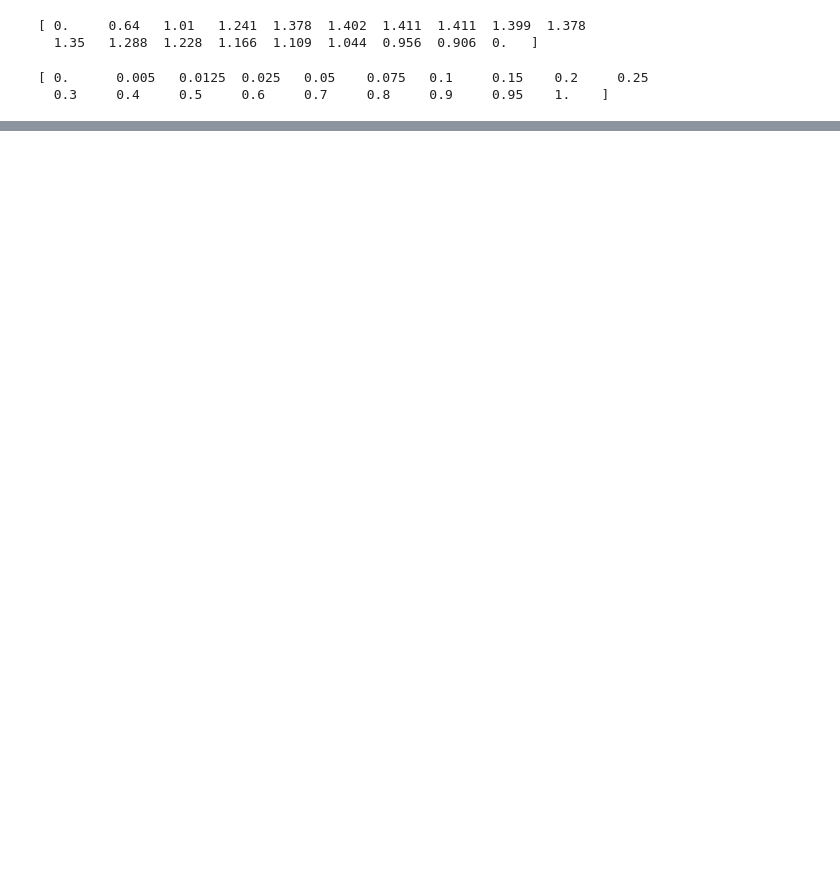
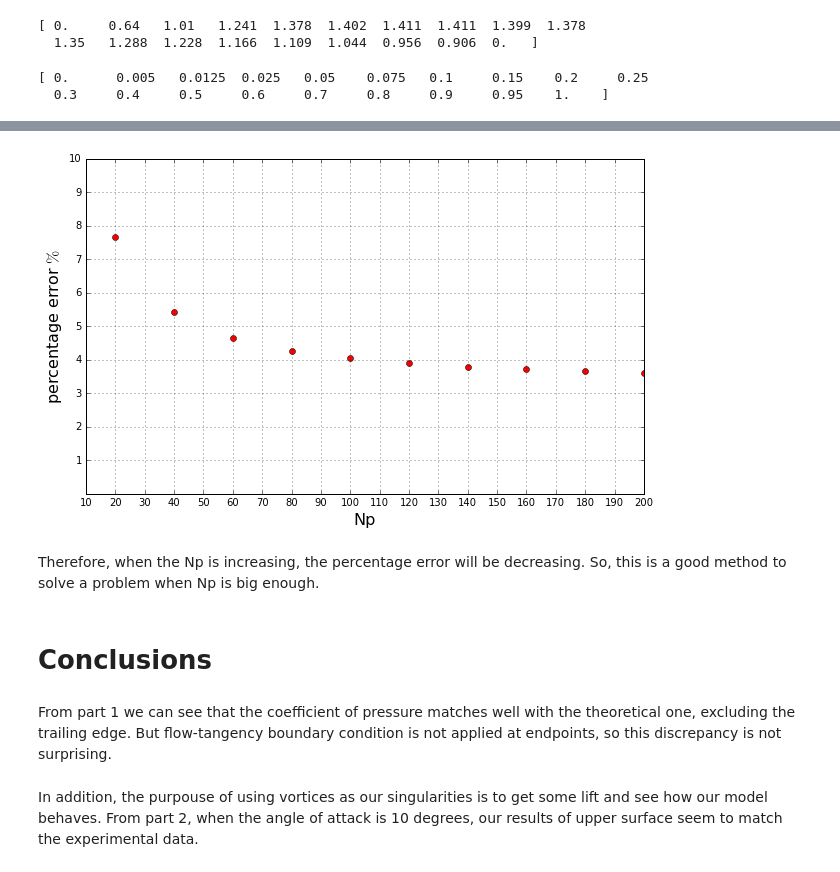
Before and after one commit to barbagroup/AeroPython-studentprojects2017, a Jupyter notebook: jiayuli517/Linearvortex-panelmethod.ipynb, the cells around one changed output, grey strips where cells are left out. Saved outputs shown, nothing was run; the diff lists cells and outputs as text; code cells hidden in the pictures; blank space fills up the shorter version.

```diff
--- a/jiayuli517/Linearvortex-panelmethod.ipynb
+++ b/jiayuli517/Linearvortex-panelmethod.ipynb
@@ -771,35 +833,25 @@ def get_lift(freestream, Np):
     return L
 # %%
 L_np=[]
-Np_list=[20,40,60,80,100,120,140,160,180,200, 400]
+Np_list=[20,40,60,80,100,120,140,160,180,200]
 for i in Np_list:
-    L_np.append(get_lift(freestream_10, i))
+    L_np.append(get_lift(freestream_1, i))
 # %%
 L_exp = 1.2219
-
-#Relative error
-
-rel_err = []
+#percentage error
+per_err = []
 for i in L_np:
-    rel_err.append(numpy.abs(L_exp - i)/L_exp)
-
-#Percentage error
-
-per_err = []
-for i in rel_err:
-    per_err.append(100.*i)
+    per_err.append(100*numpy.abs(L_exp - i)/L_exp)
 # %%
 #Plotting
 pyplot.figure(figsize=(10, 6))
 pyplot.grid(True)
 pyplot.xlabel('Np', fontsize=16)
-pyplot.ylabel('error $\%$', fontsize=16)
-pyplot.xlim(10, 210)
-pyplot.ylim(3, 8)
-pyplot.xticks(numpy.linspace(10, 210, 21))
-pyplot.yticks(numpy.linspace(2, 8, 17))
-
-pyplot.title('Percentage error vs number of panels', fontsize=20)
-
+pyplot.ylabel('percentage error $\%$', fontsize=16)
+pyplot.xlim(10, 200)
+pyplot.ylim(0, 10)
+pyplot.xticks(numpy.linspace(10, 200, 20))
+pyplot.yticks(numpy.linspace(1, 10, 10))
 pyplot.plot(Np_list, per_err,color='r', linewidth=0, marker='o', markersize=6);
-#pyplot.savefig('error.pdf'); add this line to save fig;
+# %% [output]
+[figure, added]
@@ -810,0 +858,8 @@ print ('L_400_err = %.4f' %L_400_err)
+# %% [markdown]
+Therefore, when the Np is increasing, the percentage error will be decreasing. So, this is a good method to solve a problem when Np is big enough.
+# %% [markdown]
+# Conclusions
+# %% [markdown]
+From part 1 we can see that the coefficient of pressure matches well with the theoretical one, excluding the trailing edge. But flow-tangency boundary condition is not applied at endpoints, so this discrepancy is not surprising.
+# %% [markdown]
+In addition, the purpouse of using vortices as our singularities is to get some lift and see how our model behaves. From part 2, when the angle of attack is 10 degrees, our results of upper surface seem to match the experimental data.
```
Also changed, not shown: parts of 68 cells of this notebook, 1 other file.
